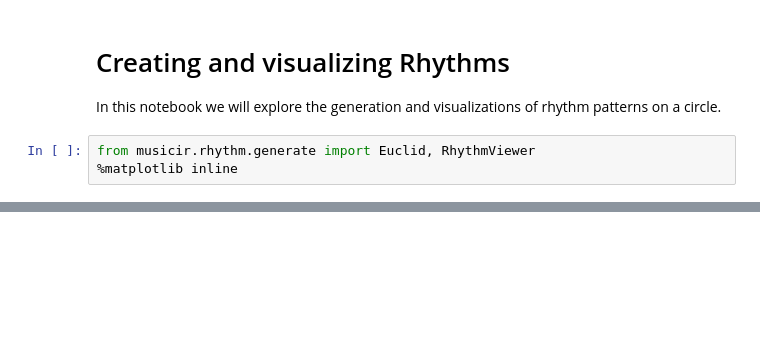
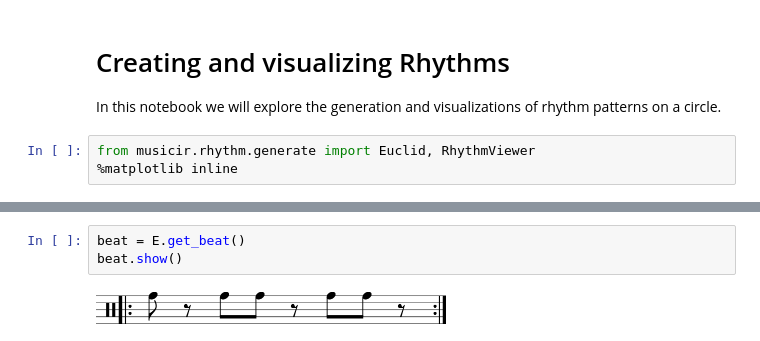
Before and after one commit to fccoelho/musicir, a Jupyter notebook: docs/Rhythms.ipynb, the cells around one changed output, grey strips where cells are left out. Saved outputs shown, nothing was run; the diff lists cells and outputs as text; blank space fills up the shorter version.

```diff
--- a/docs/Rhythms.ipynb
+++ b/docs/Rhythms.ipynb
@@ -16,0 +39,5 @@ R.show()
+# %%
+beat = E.get_beat()
+beat.show()
+# %% [output]
+[figure, added]
```
Also changed, not shown: parts of 8 cells of this notebook, 7 other files.
